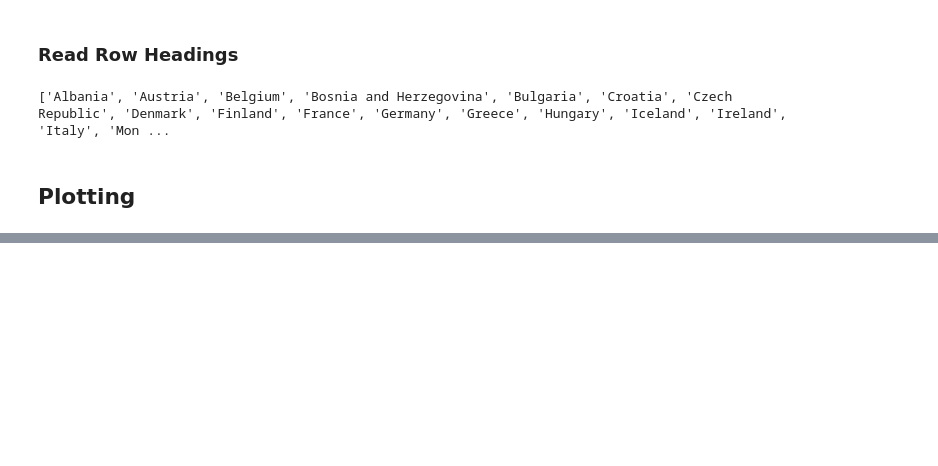
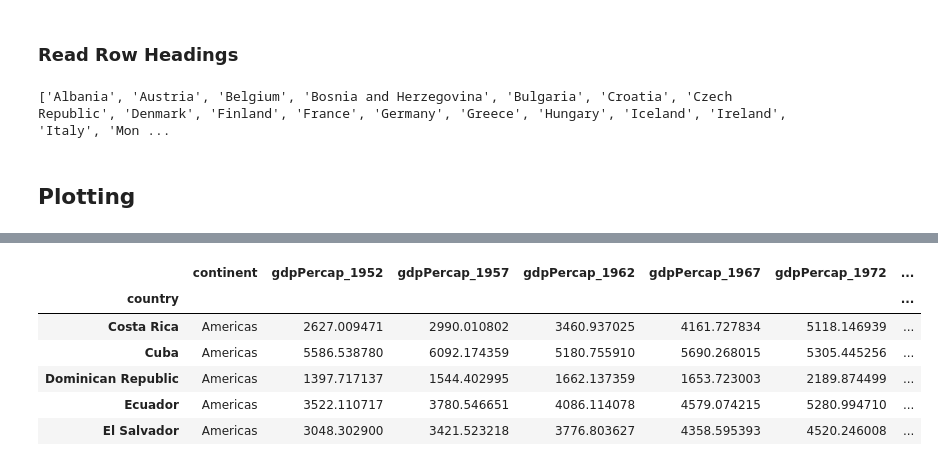
Before and after one commit to UMD-ENMA165-2025-Spring/readdata, a Jupyter notebook: readfile.ipynb, the cells around one changed output, grey strips where cells are left out. Drawn from its saved outputs; the diff is of its cells as text; code cells hidden in the pictures; blank space fills up the shorter version.

```diff
--- a/readfile.ipynb
+++ b/readfile.ipynb
@@ -177,0 +325,10 @@ Text(0.5, 0, 'year')
+# %%
+data_reader.loc["Costa Rica":"El Salvador","continent":]
+# %% [output]
+|  | continent | gdpPercap_1952 | gdpPercap_1957 | gdpPercap_1962 | gdpPercap_1967 | gdpPercap_1972 | ... |
+| country |  |  |  |  |  |  | ... |
+| Costa Rica | Americas | 2627.009471 | 2990.010802 | 3460.937025 | 4161.727834 | 5118.146939 | ... |
+| Cuba | Americas | 5586.538780 | 6092.174359 | 5180.755910 | 5690.268015 | 5305.445256 | ... |
+| Dominican Republic | Americas | 1397.717137 | 1544.402995 | 1662.137359 | 1653.723003 | 2189.874499 | ... |
+| Ecuador | Americas | 3522.110717 | 3780.546651 | 4086.114078 | 4579.074215 | 5280.994710 | ... |
+| El Salvador | Americas | 3048.302900 | 3421.523218 | 3776.803627 | 4358.595393 | 4520.246008 | ... |
```
Also changed, not shown: parts of 37 cells of this notebook.
